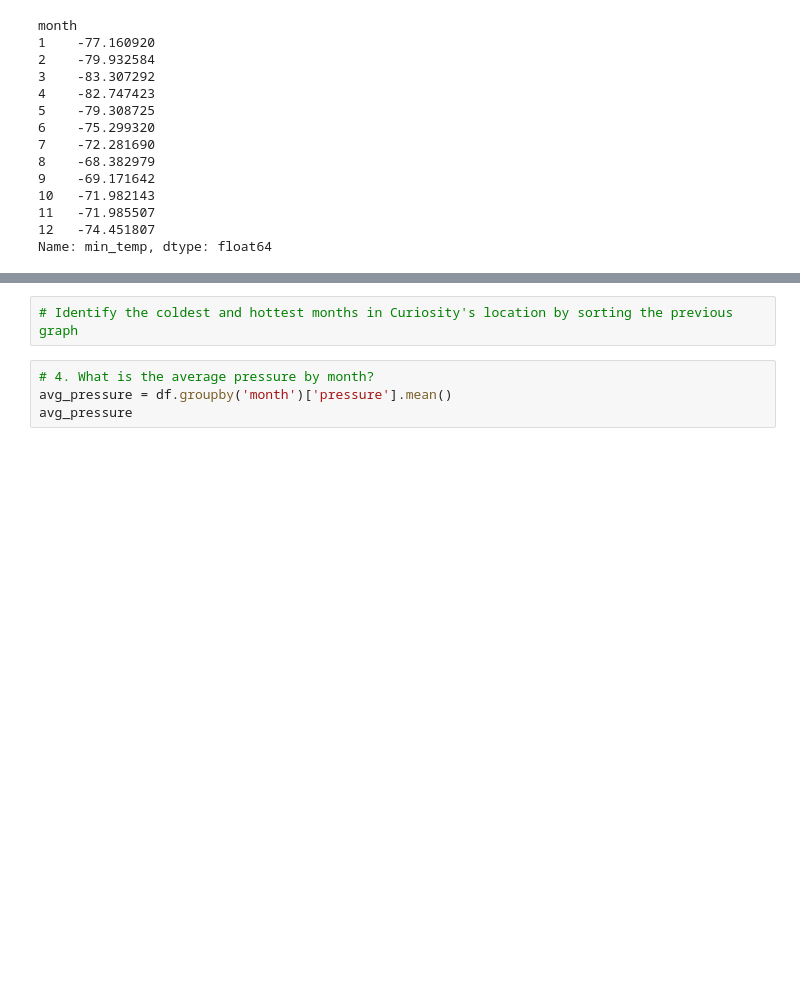
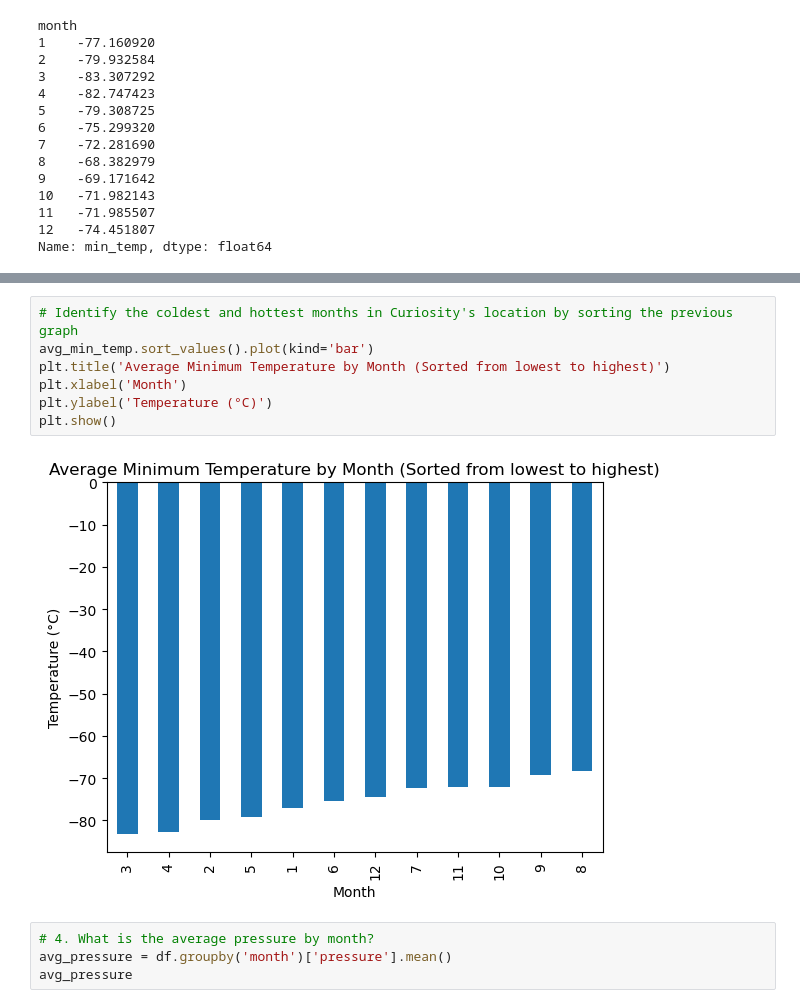
Before and after one commit to cindyd97/Webscraping-Mars-Data-Beautiful-Soup, a Jupyter notebook: part_2_mars_weather.ipynb, the cells around one changed output, grey strips where cells are left out. Cells and saved outputs as stored; diff of their text form; blank space fills up the shorter version.

```diff
--- a/part_2_mars_weather.ipynb
+++ b/part_2_mars_weather.ipynb
@@ -169,5 +168,12 @@ plt.show()
 # %%
 # Identify the coldest and hottest months in Curiosity's location by sorting the previous graph
+avg_min_temp.sort_values().plot(kind='bar')
+plt.title('Average Minimum Temperature by Month (Sorted from lowest to highest)')
+plt.xlabel('Month')
+plt.ylabel('Temperature (°C)')
+plt.show()
+# %% [output]
+[figure, added]
 # %%
 # 4. What is the average pressure by month?
 avg_pressure = df.groupby('month')['pressure'].mean()
```
Also changed, not shown: parts of 10 cells of this notebook, 1 other file.
